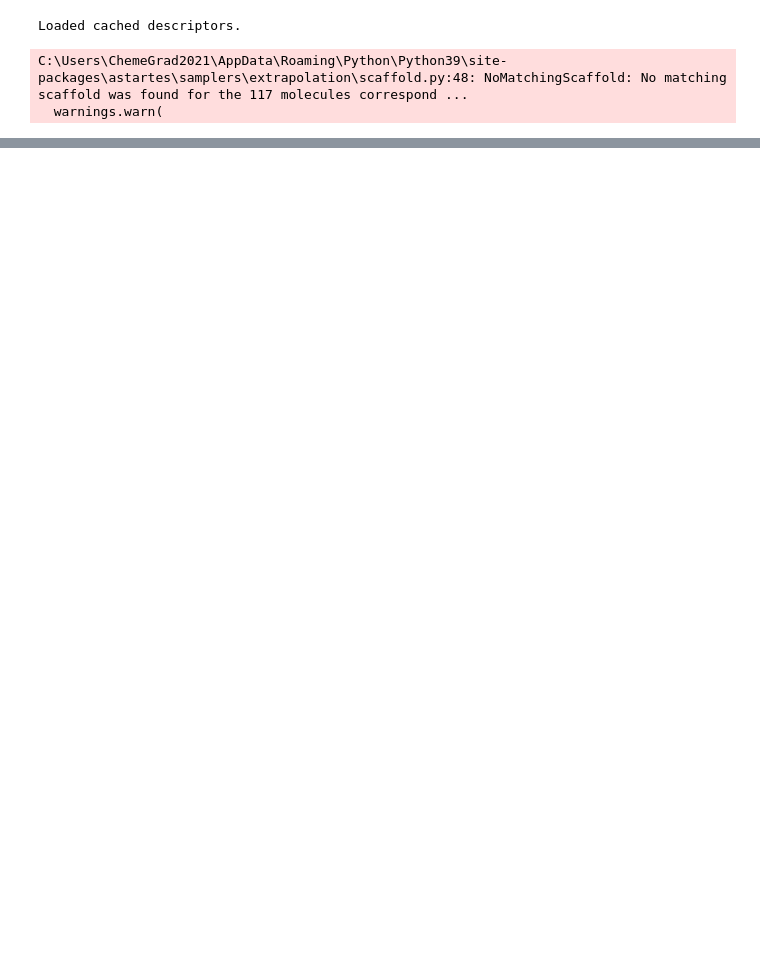
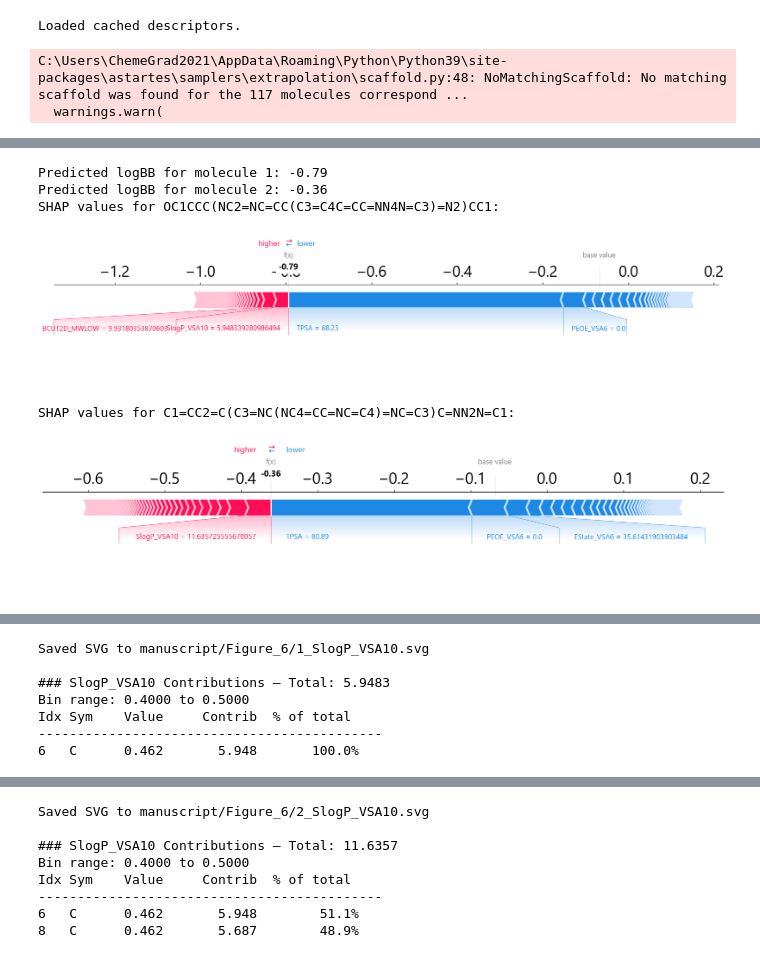
Before and after one commit to srijitseal/vsa_explainer, a Jupyter notebook: SHAP.ipynb, the cells around one changed output, grey strips where cells are left out. Cells and saved outputs as stored; diff of their text form; code cells hidden in the pictures; blank space fills up the shorter version.

```diff
--- a/SHAP.ipynb
+++ b/SHAP.ipynb
@@ -126,0 +388,32 @@ NameError: name 'visualize_vsa_contributions' is not defined
+# %%
+mol_1 = 'OC1CCC(NC2=NC=CC(C3=C4C=CC=NN4N=C3)=N2)CC1'
+mol_2 = 'C1=CC2=C(C3=NC(NC4=CC=NC=C4)=NC=C3)C=NN2N=C1'
+fig_7 = [ mol_1, mol_2 ]
+for i, smi in enumerate(fig_7):
+    desc = compute_descriptors(Chem.MolFromSmiles(smi), X.columns)
+    desc_df = pd.DataFrame([desc], columns=X.columns)
+    pred = rf.predict(desc_df.values.reshape(1, -1))
+    print(f"Predicted logBB for molecule {i+1}: {pred[0]:.2f}")
+
+X_new = pd.DataFrame([compute_descriptors(Chem.MolFromSmiles(smi), X.columns) for smi in fig_7], columns=X.columns)
+X_new = X_new.replace([np.inf, -np.inf], np.nan).fillna(0)
+shap_values_new = explainer(X_new)
+# Force plot for a single molecule
+for i in range(len(fig_7)):
+    print(f"SHAP values for {fig_7[i]}:")
+    shap.plots.force(
+        explainer.expected_value,
+        shap_values_new.values[i],
+        X_new.iloc[i],
+        matplotlib=True
+    )
+
+visualize_vsa_contributions(mol_1, ["SlogP_VSA10"], save_path= 'manuscript/Figure_6/1_SlogP_VSA10.svg')
+visualize_vsa_contributions(mol_2, ["SlogP_VSA10"],  save_path= 'manuscript/Figure_6/2_SlogP_VSA10.svg')
+# %% [output]
+Predicted logBB for molecule 1: -0.79
+Predicted logBB for molecule 2: -0.36
+SHAP values for OC1CCC(NC2=NC=CC(C3=C4C=CC=NN4N=C3)=N2)CC1:
+[figure, added]
+SHAP values for C1=CC2=C(C3=NC(NC4=CC=NC=C4)=NC=C3)C=NN2N=C1:
+[figure, added]
@@ -126,0 +421,7 @@ NameError: name 'visualize_vsa_contributions' is not defined
+Saved SVG to manuscript/Figure_6/1_SlogP_VSA10.svg
+
+### SlogP_VSA10 Contributions — Total: 5.9483
+Bin range: 0.4000 to 0.5000
+Idx Sym    Value     Contrib  % of total
+--------------------------------------------
+6   C      0.462       5.948       100.0%
@@ -126,0 +429,8 @@ NameError: name 'visualize_vsa_contributions' is not defined
+Saved SVG to manuscript/Figure_6/2_SlogP_VSA10.svg
+
+### SlogP_VSA10 Contributions — Total: 11.6357
+Bin range: 0.4000 to 0.5000
+Idx Sym    Value     Contrib  % of total
+--------------------------------------------
+6   C      0.462       5.948        51.1%
+8   C      0.462       5.687        48.9%
```
Also changed, not shown: parts of 25 cells of this notebook, 3 other files.
